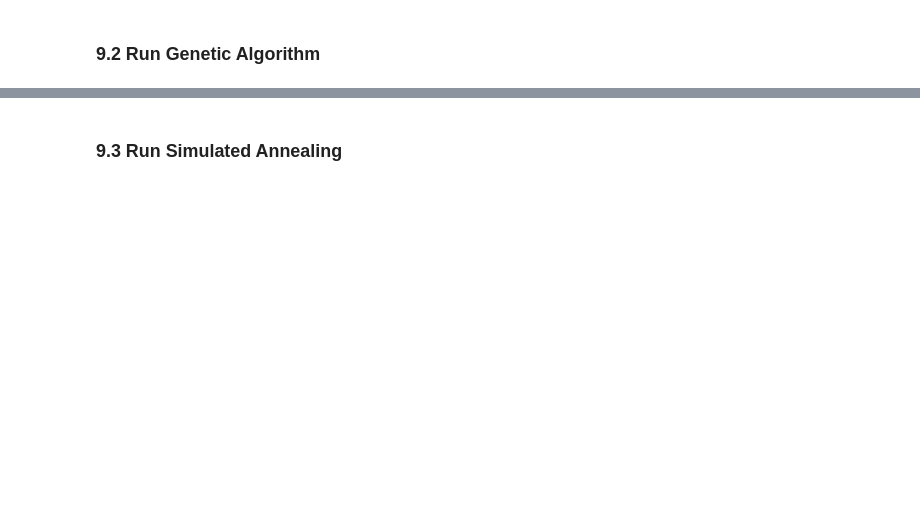
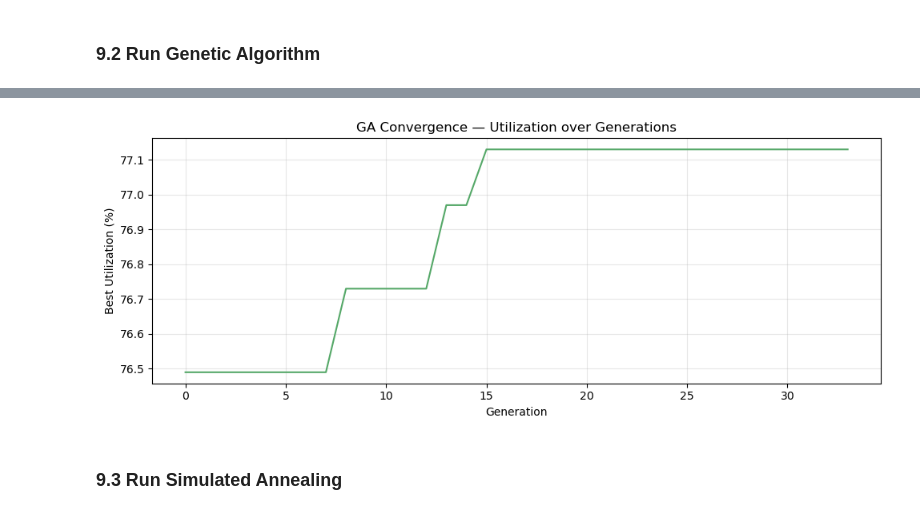
Before and after one commit to ayyoubbouchama/AI-Project10, a Jupyter notebook: notebooks/main.ipynb, the cells around one changed output, grey strips where cells are left out. Drawn from its saved outputs; the diff is of its cells as text; code cells hidden in the pictures; blank space fills up the shorter version.

```diff
--- a/notebooks/main.ipynb
+++ b/notebooks/main.ipynb
@@ -2119,3 +2119,14 @@ Genetic Algorithm Results
+# %%
+plt.figure(figsize=(10, 4))
+plt.plot(ga_result['history'], color='#55A868', linewidth=1.5)
+plt.xlabel('Generation')
+plt.ylabel('Best Utilization (%)')
+plt.title('GA Convergence — Utilization over Generations')
+plt.grid(True, alpha=0.3)
+plt.tight_layout()
+plt.show()
+# %% [output]
+[figure, added]
 # %% [markdown]
 ### 9.3 Run Simulated Annealing
 # %%
```
Also changed, not shown: parts of 6 cells of this notebook, 2 other files.
